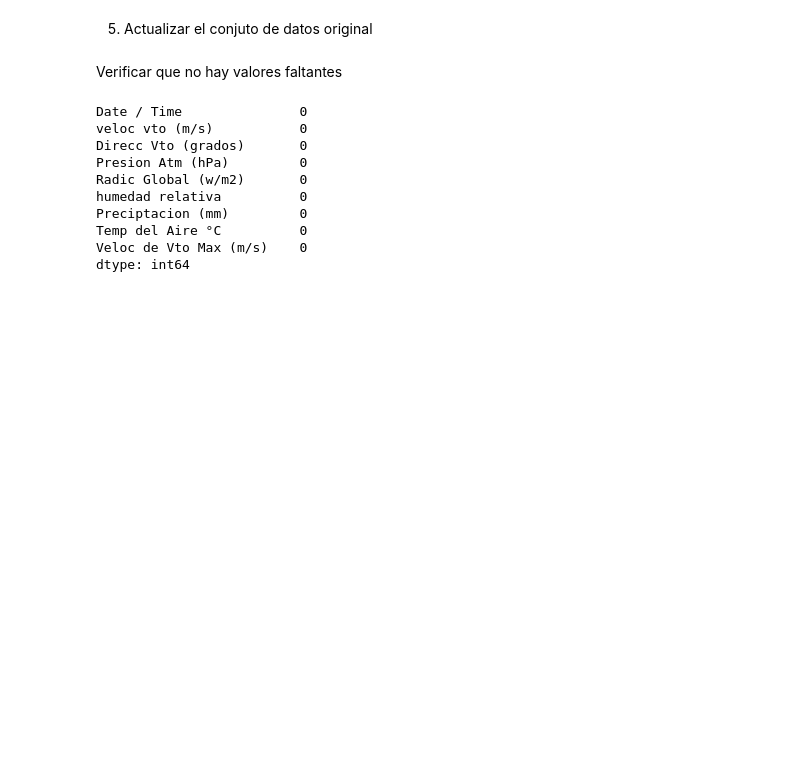
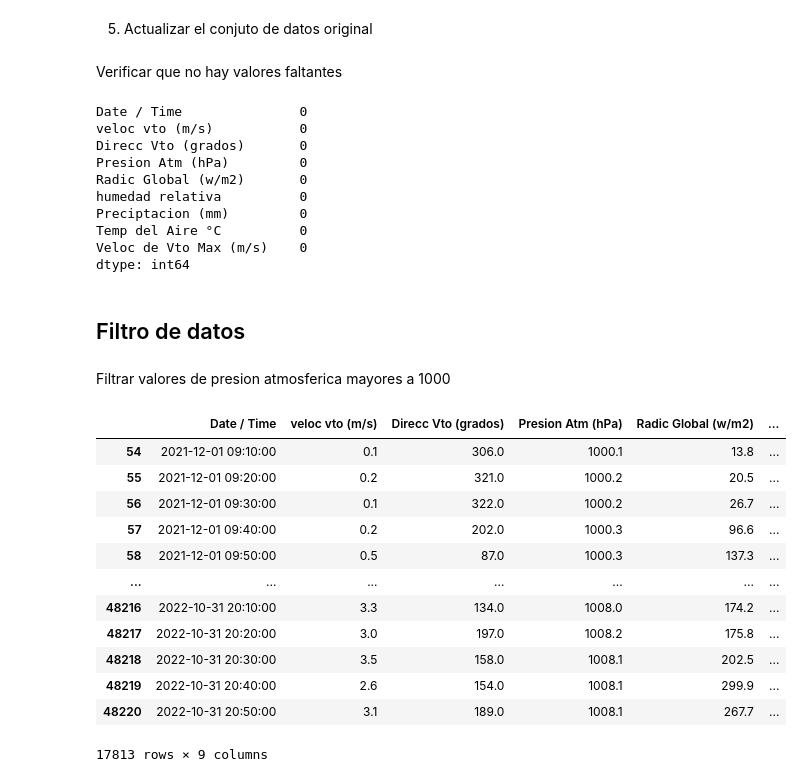
Before and after one commit to aldodds/DS_Python_WeatherStation, a Jupyter notebook: EstacionMeteorologica.ipynb, the cells around one changed output. Drawn from its saved outputs; the diff is of its cells as text; code cells hidden in the pictures; blank space fills up the shorter version.

Commit message:
Se añade informacion de filtros

```diff
--- a/EstacionMeteorologica.ipynb
+++ b/EstacionMeteorologica.ipynb
@@ -389,3 +380,5 @@ tiempo_estacion_meteorologica = pd.DataFrame({'Date / Time': rango_tiempo})
+# %%
+tiempo_estacion_meteorologica = pd.DataFrame({'Date / Time': rango_tiempo})
 # %% [markdown]
 3. Combinar el conjunto de datos original con la secuencia completa
 # %%
@@ -414,3 +407,24 @@ Preciptacion (mm)         0
 Temp del Aire °C          0
 Veloc de Vto Max (m/s)    0
 dtype: int64
+# %% [markdown]
+## Filtro de datos
+# %% [markdown]
+Filtrar valores de presion atmosferica mayores a 1000
+# %%
+altaPresion_estacion_meteorologica = estacion_meteorologica[estacion_meteorologica['Presion Atm (hPa)'] > 1000]
+altaPresion_estacion_meteorologica
+# %% [output]
+|  | Date / Time | veloc vto (m/s) | Direcc Vto (grados) | Presion Atm (hPa) | Radic Global (w/m2) | ... |
+| 54 | 2021-12-01 09:10:00 | 0.1 | 306.0 | 1000.1 | 13.8 | ... |
+| 55 | 2021-12-01 09:20:00 | 0.2 | 321.0 | 1000.2 | 20.5 | ... |
+| 56 | 2021-12-01 09:30:00 | 0.1 | 322.0 | 1000.2 | 26.7 | ... |
+| 57 | 2021-12-01 09:40:00 | 0.2 | 202.0 | 1000.3 | 96.6 | ... |
+| 58 | 2021-12-01 09:50:00 | 0.5 | 87.0 | 1000.3 | 137.3 | ... |
+| ... | ... | ... | ... | ... | ... | ... |
+| 48216 | 2022-10-31 20:10:00 | 3.3 | 134.0 | 1008.0 | 174.2 | ... |
+| 48217 | 2022-10-31 20:20:00 | 3.0 | 197.0 | 1008.2 | 175.8 | ... |
+| 48218 | 2022-10-31 20:30:00 | 3.5 | 158.0 | 1008.1 | 202.5 | ... |
+| 48219 | 2022-10-31 20:40:00 | 2.6 | 154.0 | 1008.1 | 299.9 | ... |
+| 48220 | 2022-10-31 20:50:00 | 3.1 | 189.0 | 1008.1 | 267.7 | ... |
+17813 rows × 9 columns
```
Also changed, not shown: parts of 8 cells of this notebook, 1 other file.
